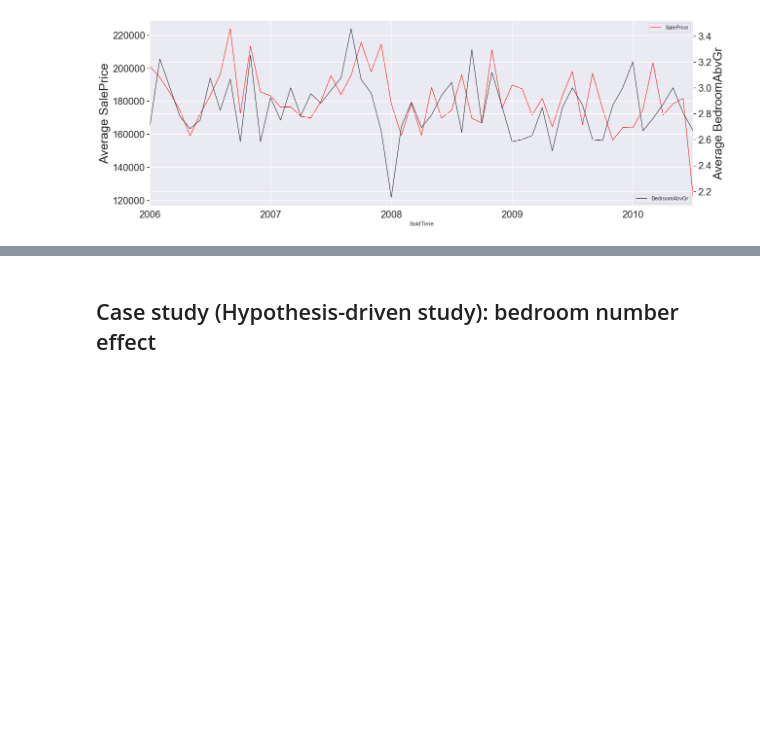
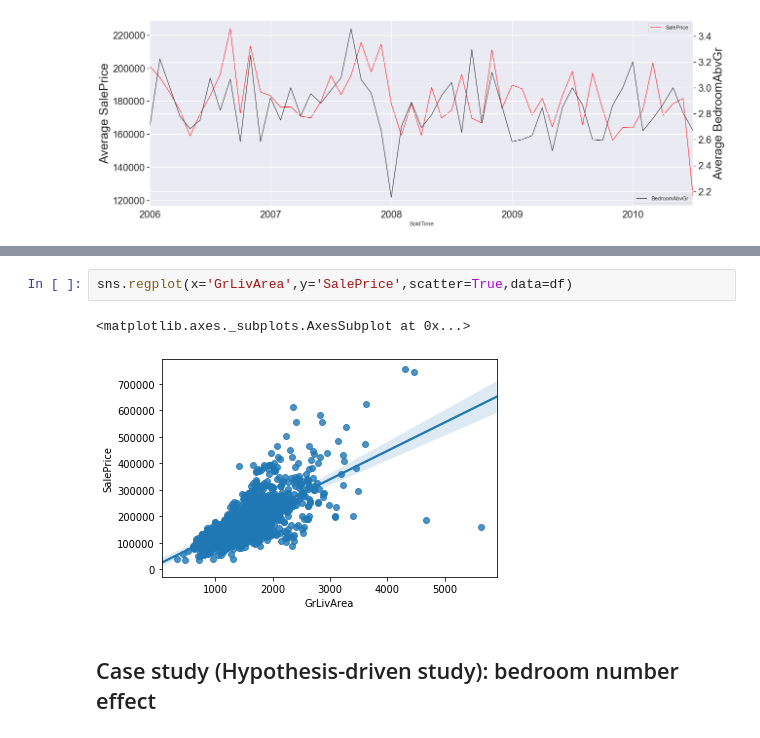
Before and after one commit to Shunling/CapstoneProjects, a Jupyter notebook: HousePriceRegression/Shirley_HousePriceRegression_EDA_StoryTelling.ipynb, the cells around one changed output, grey strips where cells are left out. Cells and saved outputs as stored; diff of their text form; blank space fills up the shorter version.

```diff
--- a/HousePriceRegression/Shirley_HousePriceRegression_EDA_StoryTelling.ipynb
+++ b/HousePriceRegression/Shirley_HousePriceRegression_EDA_StoryTelling.ipynb
@@ -107,3 +153,8 @@ plot_timeseries(df,'SalePrice','BedroomAbvGr')
+# %%
+sns.regplot(x='GrLivArea',y='SalePrice',scatter=True,data=df)
+# %% [output]
+<matplotlib.axes._subplots.AxesSubplot at 0x...>
+[figure, added]
 # %% [markdown]
 ## Case study (Hypothesis-driven study): bedroom number effect
 # %%
```
Also changed, not shown: parts of 5 cells of this notebook.
